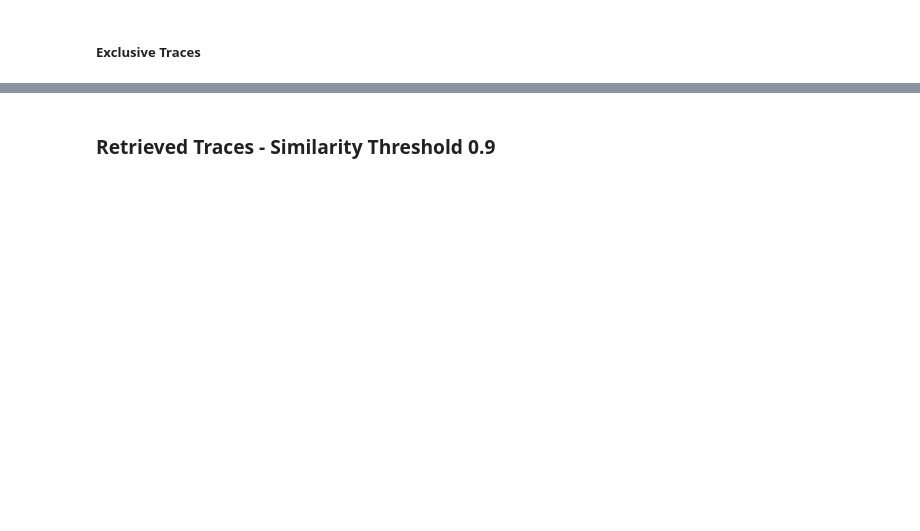
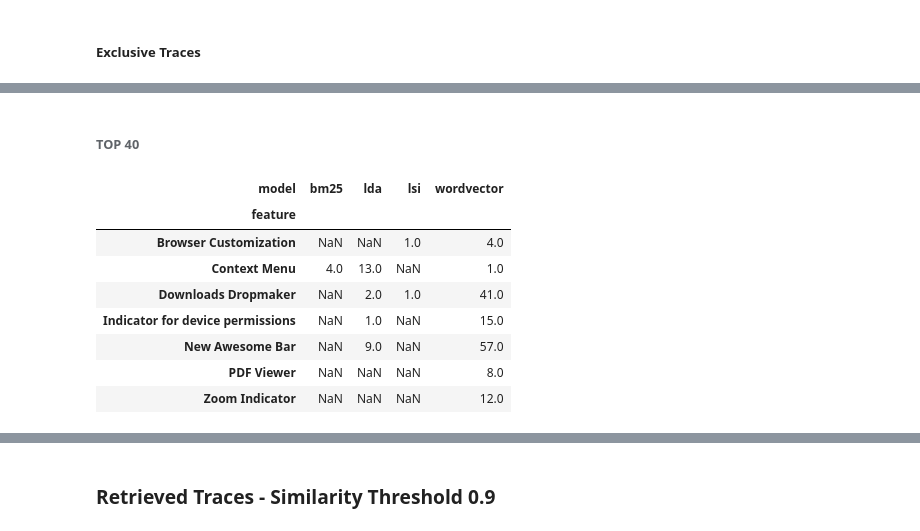
Before and after one commit to Pointpt/trace-link-recovery-study, a Jupyter notebook: notebooks/firefox_p2/tc_br_tracing/tc_br_runner.ipynb, the cells around one changed output, grey strips where cells are left out. Drawn from its saved outputs; the diff is of its cells as text; code cells hidden in the pictures; blank space fills up the shorter version.

```diff
--- a/notebooks/firefox_p2/tc_br_tracing/tc_br_runner.ipynb
+++ b/notebooks/firefox_p2/tc_br_tracing/tc_br_runner.ipynb
@@ -599,0 +629,35 @@ len(wv_exc_set): 138
+# %%
+df_bm25_t10 = aux_functions.detail_features_tc_br(bm25_fn_exc_set_t10, testcases, bugreports)
+df_bm25_t40 = aux_functions.detail_features_tc_br(bm25_fn_exc_set_t40, testcases, bugreports)
+
+bm25_t10_fn_amount_by_feat = df_bm25_t10.groupby('tc_feat').count()
+bm25_t40_fn_amount_by_feat = df_bm25_t40.groupby('tc_feat').count()
+bm25_t10_fn_amount_by_feat['model'] = 'bm25'
+bm25_t40_fn_amount_by_feat['model'] = 'bm25'
+
+
+df_lda_t10 = aux_functions.detail_features_tc_br(lda_fn_exc_set_t10, testcases, bugreports)
+df_lda_t40 = aux_functions.detail_features_tc_br(lda_fn_exc_set_t40, testcases, bugreports)
+
+lda_t10_fn_amount_by_feat = df_lda_t10.groupby('tc_feat').count()
+lda_t40_fn_amount_by_feat = df_lda_t40.groupby('tc_feat').count()
+lda_t10_fn_amount_by_feat['model'] = 'lda'
+lda_t40_fn_amount_by_feat['model'] = 'lda'
+
+
+df_lsi_t10 = aux_functions.detail_features_tc_br(lsi_fn_exc_set_t10, testcases, bugreports)
+df_lsi_t40 = aux_functions.detail_features_tc_br(lsi_fn_exc_set_t40, testcases, bugreports)
+
+lsi_t10_fn_amount_by_feat = df_lsi_t10.groupby('tc_feat').count()
+lsi_t40_fn_amount_by_feat = df_lsi_t40.groupby('tc_feat').count()
+lsi_t10_fn_amount_by_feat['model'] = 'lsi'
+lsi_t40_fn_amount_by_feat['model'] = 'lsi'
+
+
+df_wv_t10 = aux_functions.detail_features_tc_br(wv_fn_exc_set_t10, testcases, bugreports)
+df_wv_t40 = aux_functions.detail_features_tc_br(wv_fn_exc_set_t40, testcases, bugreports)
+
+wv_t10_fn_amount_by_feat = df_wv_t10.groupby('tc_feat').count()
+wv_t40_fn_amount_by_feat = df_wv_t40.groupby('tc_feat').count()
+wv_t10_fn_amount_by_feat['model'] = 'wordvector'
+wv_t40_fn_amount_by_feat['model'] = 'wordvector'
@@ -599,0 +695,21 @@ len(wv_exc_set): 138
+# %% [markdown]
+###### TOP 40
+# %%
+df_t40 = pd.concat([bm25_t40_fn_amount_by_feat, lsi_t40_fn_amount_by_feat,
+                     lda_t40_fn_amount_by_feat,  wv_t40_fn_amount_by_feat])
+
+df_t40 = df_t40[['tc','model']]
+df_t40.reset_index(inplace=True)
+df_t40.rename(columns={'tc':'FN_amount','tc_feat':'feature'}, inplace=True)
+df_t40 = df_t40.pivot('feature','model','FN_amount')
+df_t40.head(20)
+# %% [output]
+| model | bm25 | lda | lsi | wordvector |
+| feature |  |  |  |  |
+| Browser Customization | NaN | NaN | 1.0 | 4.0 |
+| Context Menu | 4.0 | 13.0 | NaN | 1.0 |
+| Downloads Dropmaker | NaN | 2.0 | 1.0 | 41.0 |
+| Indicator for device permissions | NaN | 1.0 | NaN | 15.0 |
+| New Awesome Bar | NaN | 9.0 | NaN | 57.0 |
+| PDF Viewer | NaN | NaN | NaN | 8.0 |
+| Zoom Indicator | NaN | NaN | NaN | 12.0 |
```
Also changed, not shown: parts of 11 cells of this notebook.
